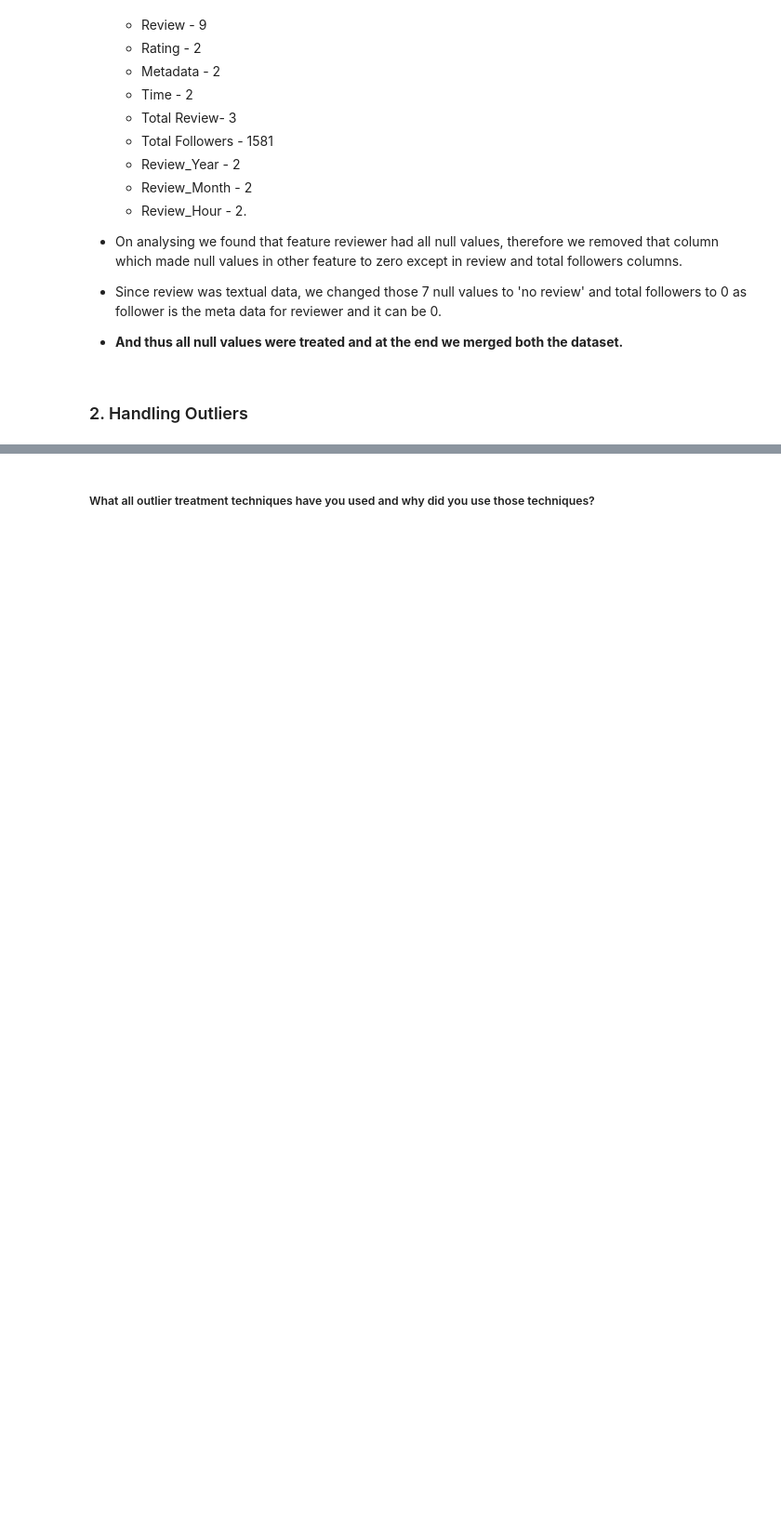
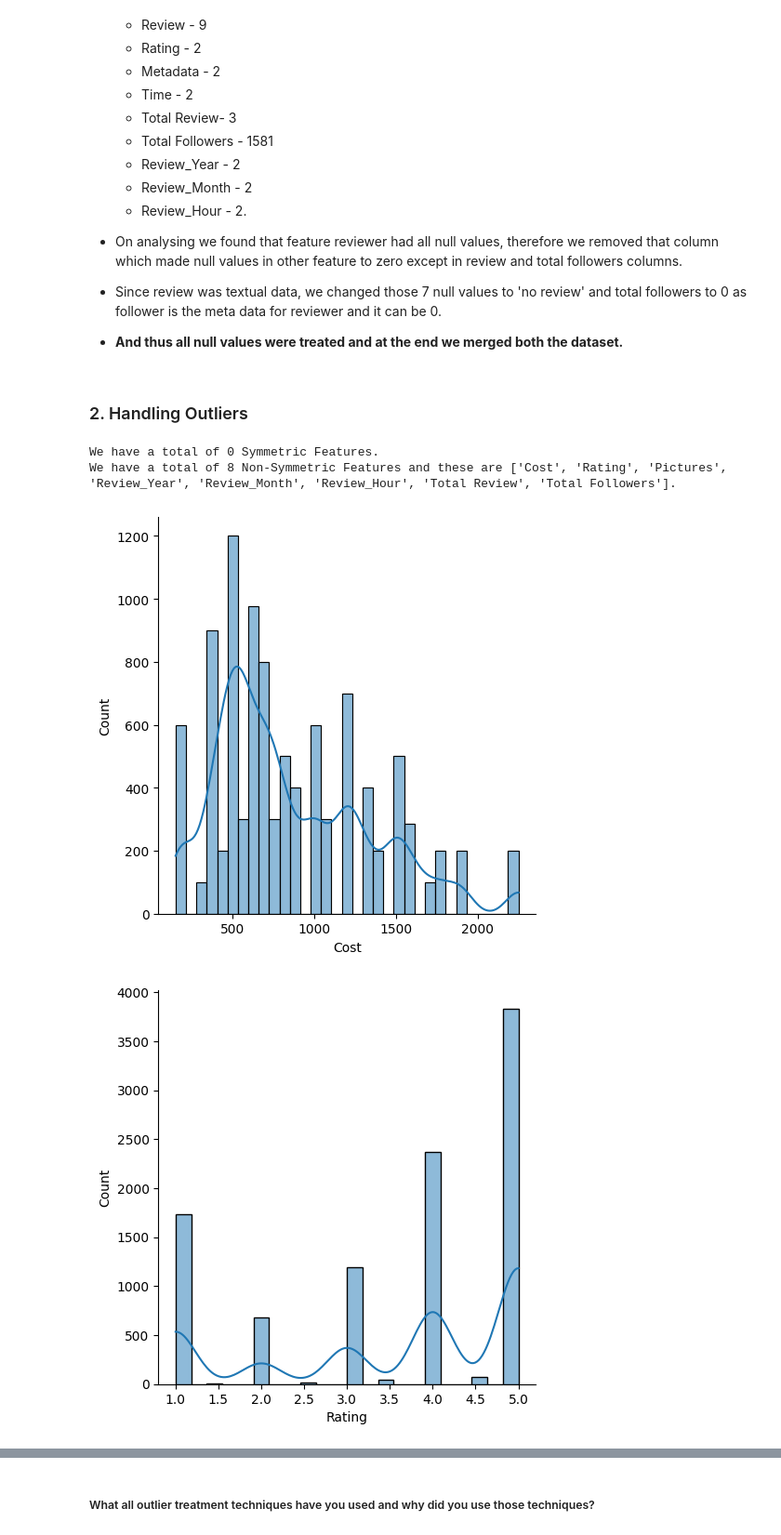
Before and after one commit to apurva-shrivastava/Zomato-Restaurant-Clustering-and-Sentiment-Analysis, a Jupyter notebook: Apurva_Zomato_Restaurant_Clustering_and_Sentiment_Analysis.ipynb, the cells around one changed output, grey strips where cells are left out. Shown: that part at 93% size. Cells and saved outputs as stored; diff of their text form; code cells hidden in the pictures; blank space fills up the shorter version.

Commit message:
Outlier Handling Implemented

```diff
--- a/Apurva_Zomato_Restaurant_Clustering_and_Sentiment_Analysis.ipynb
+++ b/Apurva_Zomato_Restaurant_Clustering_and_Sentiment_Analysis.ipynb
@@ -1057,0 +1056,27 @@ hotels_.Timings.fillna(hotels_.Timings.mode()[0], inplace = True)
+# %%
+# Handling Outliers & Outlier treatments
+
+#First separating Symmetric and Non-Symmetric [skew symmetric] distributed features
+symmetric_feature=[]
+non_symmetric_feature=[]
+for i in hotel_review.describe().columns:
+  if abs(hotel_review[i].mean()-hotel_review[i].median())<0.2:
+    symmetric_feature.append(i)
+  else:
+    non_symmetric_feature.append(i)
+
+# Getting Symmetric Distributed Features
+print(f"We have a total of {len(symmetric_feature)} Symmetric Features.")
+
+# Getting Skew Symmetric Distributed Features
+print(f"We have a total of {len(non_symmetric_feature)} Non-Symmetric Features and these are {non_symmetric_feature}.")
+# %% [output]
+We have a total of 0 Symmetric Features.
+We have a total of 8 Non-Symmetric Features and these are ['Cost', 'Rating', 'Pictures', 'Review_Year', 'Review_Month', 'Review_Hour', 'Total Review', 'Total Followers'].
+# %%
+#Plotting distribution plot to visually check outliers for skew symmetric features .
+for col in non_symmetric_feature:
+    sns.displot(hotel_review[col], kde=True)
+# %% [output]
+[figure, added]
+[figure, added]
```
Also changed, not shown: parts of 5 cells of this notebook.
